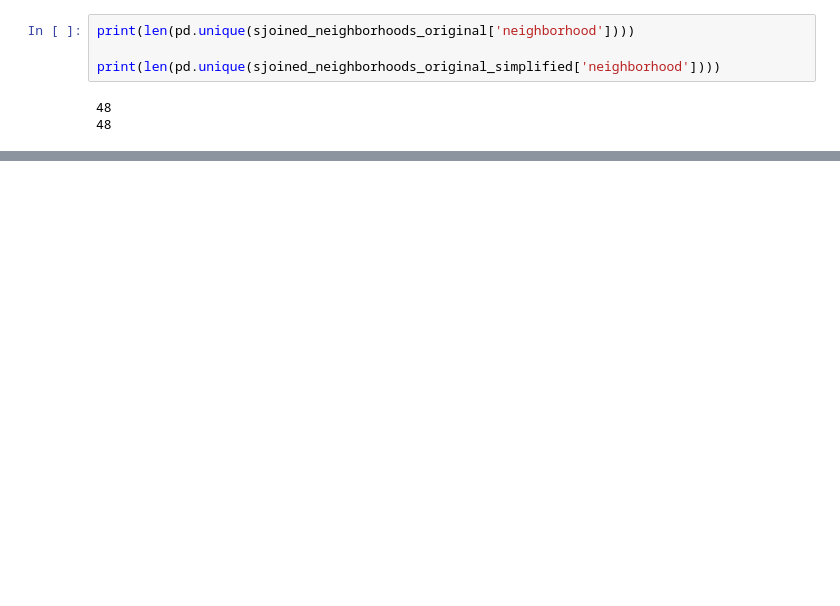
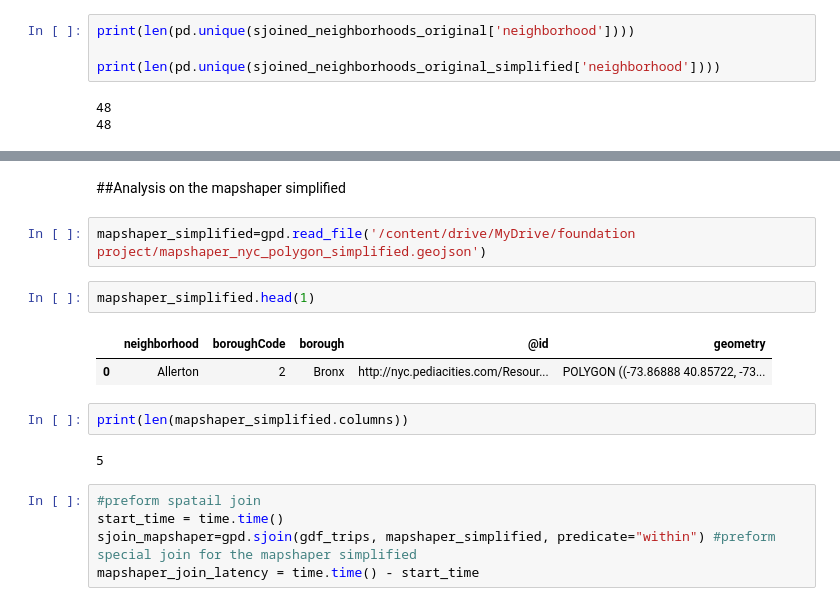
Before and after one commit to Dr-Isam-ALJAWARNEH/ds-project-line-simplification-spatial-join, a Jupyter notebook: starting-code/project_my_code.ipynb, the cells around one changed output, grey strips where cells are left out. Saved outputs shown, nothing was run; the diff lists cells and outputs as text; blank space fills up the shorter version.

```diff
--- a/starting-code/project_my_code.ipynb
+++ b/starting-code/project_my_code.ipynb
@@ -552,0 +570,18 @@ Accuracy Rate: 64.35%
+# %% [markdown]
+##Analysis on the mapshaper simplified
+# %%
+mapshaper_simplified=gpd.read_file('/content/drive/MyDrive/foundation project/mapshaper_nyc_polygon_simplified.geojson')
+# %%
+mapshaper_simplified.head(1)
+# %% [output]
+|  | neighborhood | boroughCode | borough | @id | geometry |
+| 0 | Allerton | 2 | Bronx | http://nyc.pediacities.com/Resour... | POLYGON ((-73.86888 40.85722, -73... |
+# %%
+print(len(mapshaper_simplified.columns))
+# %% [output]
+5
+# %%
+#preform spatail join
+start_time = time.time()
+sjoin_mapshaper=gpd.sjoin(gdf_trips, mapshaper_simplified, predicate="within") #preform special join for the mapshaper simplified
+mapshaper_join_latency = time.time() - start_time
```
Also changed, not shown: parts of 23 cells of this notebook, 2 other files.
